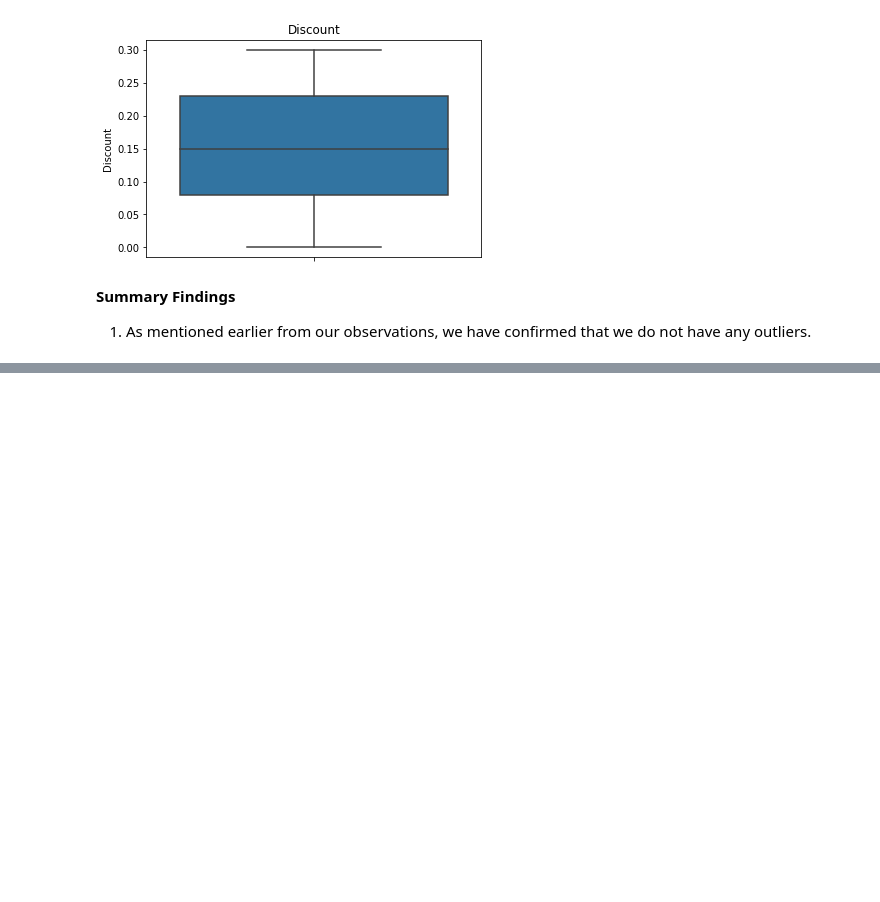
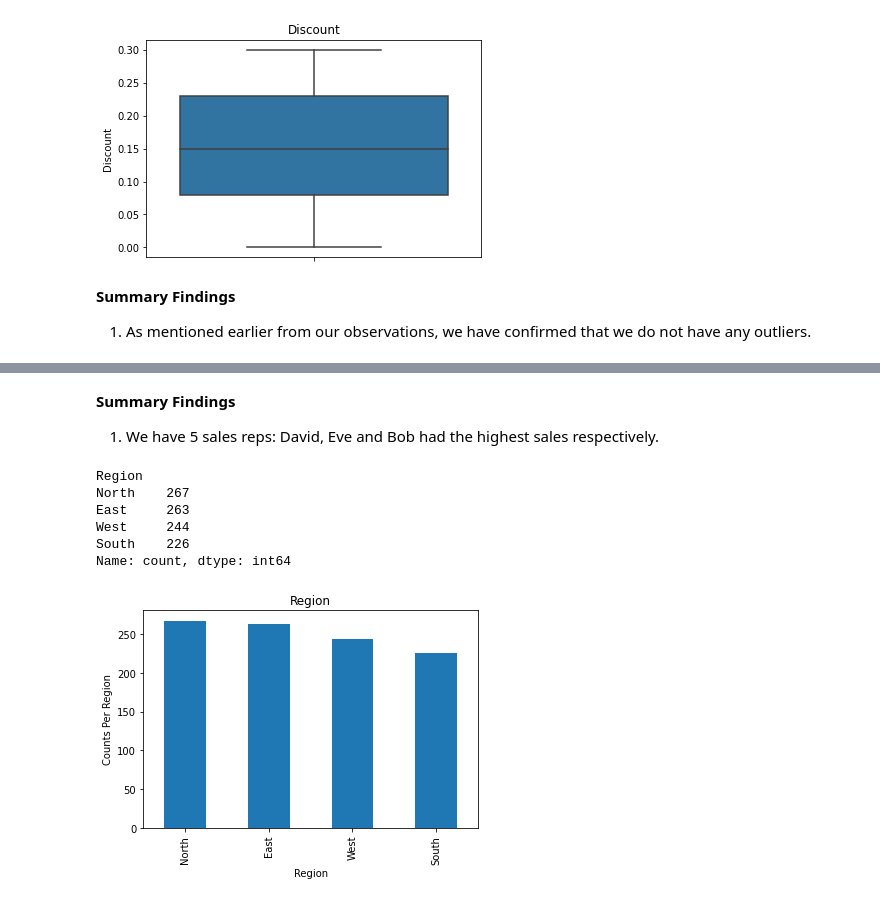
Before and after one commit to jgatharia/Sales_Analysis_Report, a Jupyter notebook: index.ipynb, the cells around one changed output, grey strips where cells are left out. Drawn from its saved outputs; the diff is of its cells as text; code cells hidden in the pictures; blank space fills up the shorter version.

```diff
--- a/index.ipynb
+++ b/index.ipynb
@@ -139,0 +206,19 @@ for col in numericals.columns:
+# %% [markdown]
+**Summary Findings**
+
+1. We have 5 sales reps: David, Eve and Bob had the highest sales respectively.
+# %%
+# Region Analysis
+region = sales_df['Region'].value_counts()
+print(region)
+region.plot(kind='bar')
+plt.ylabel("Counts Per Region")
+plt.title("Region");
+# %% [output]
+Region
+North    267
+East     263
+West     244
+South    226
+Name: count, dtype: int64
+[figure, added]
```
Also changed, not shown: parts of 16 cells of this notebook.
